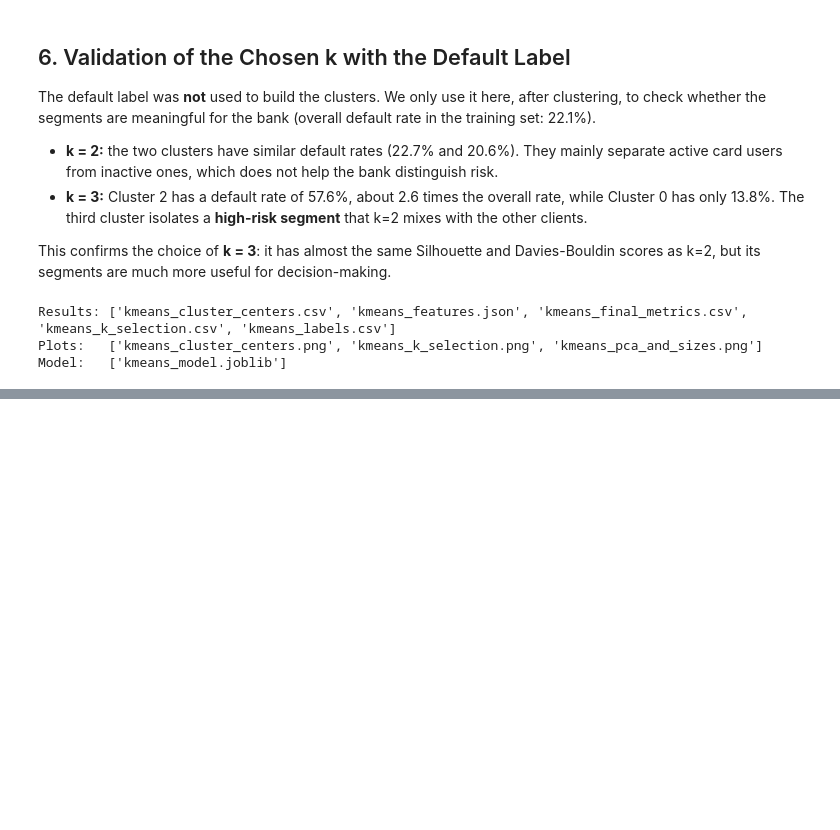
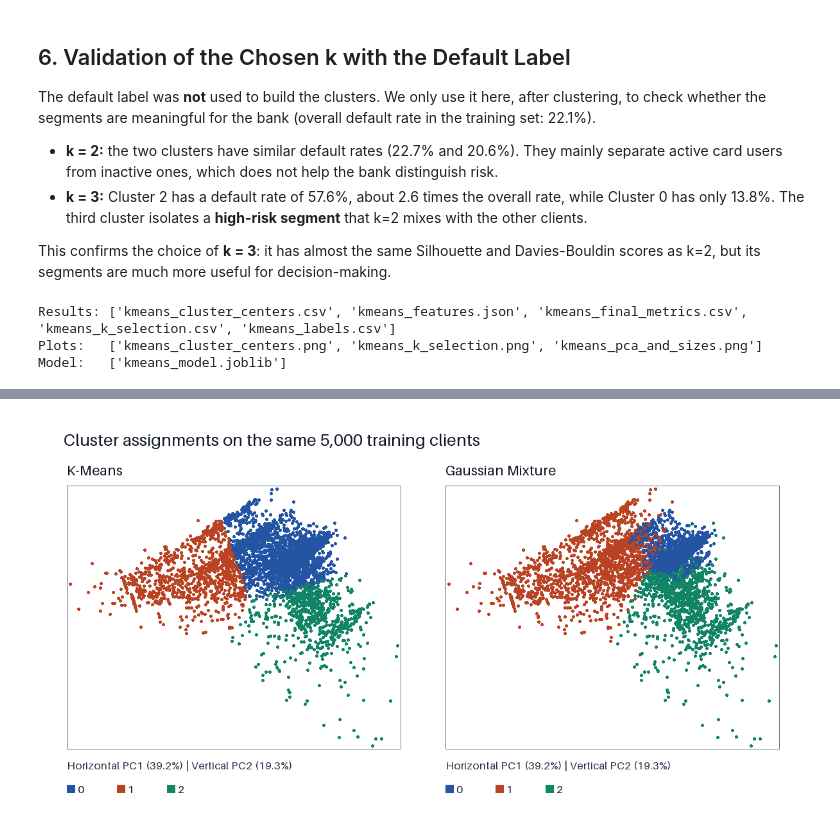
Before and after one commit to r-raghad/SWE485-Project-Group1, a Jupyter notebook: Phase2_Unsupervised_Learning.ipynb, the cells around one changed output, grey strips where cells are left out. Drawn from its saved outputs; the diff is of its cells as text; code cells hidden in the pictures; blank space fills up the shorter version.

```diff
--- a/Phase2_Unsupervised_Learning.ipynb
+++ b/Phase2_Unsupervised_Learning.ipynb
@@ -329,0 +512,6 @@ Model:   ['kmeans_model.joblib']
+# %%
+# show the GMM vs K-Means PCA plot
+from IPython.display import Image, display
+display(Image(filename=str(plots / "gmm_kmeans_pca.png")))
+# %% [output]
+[figure, added]
```
Also changed, not shown: parts of 6 cells of this notebook.
